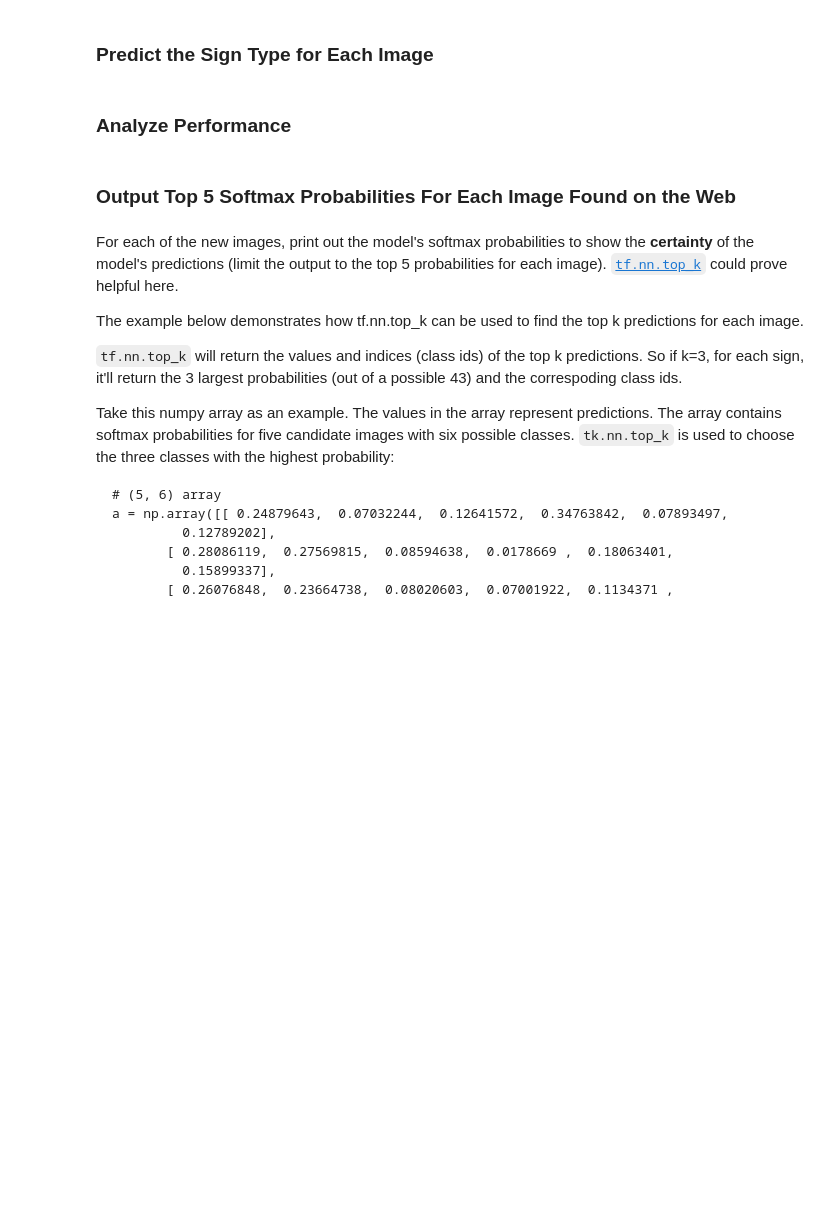
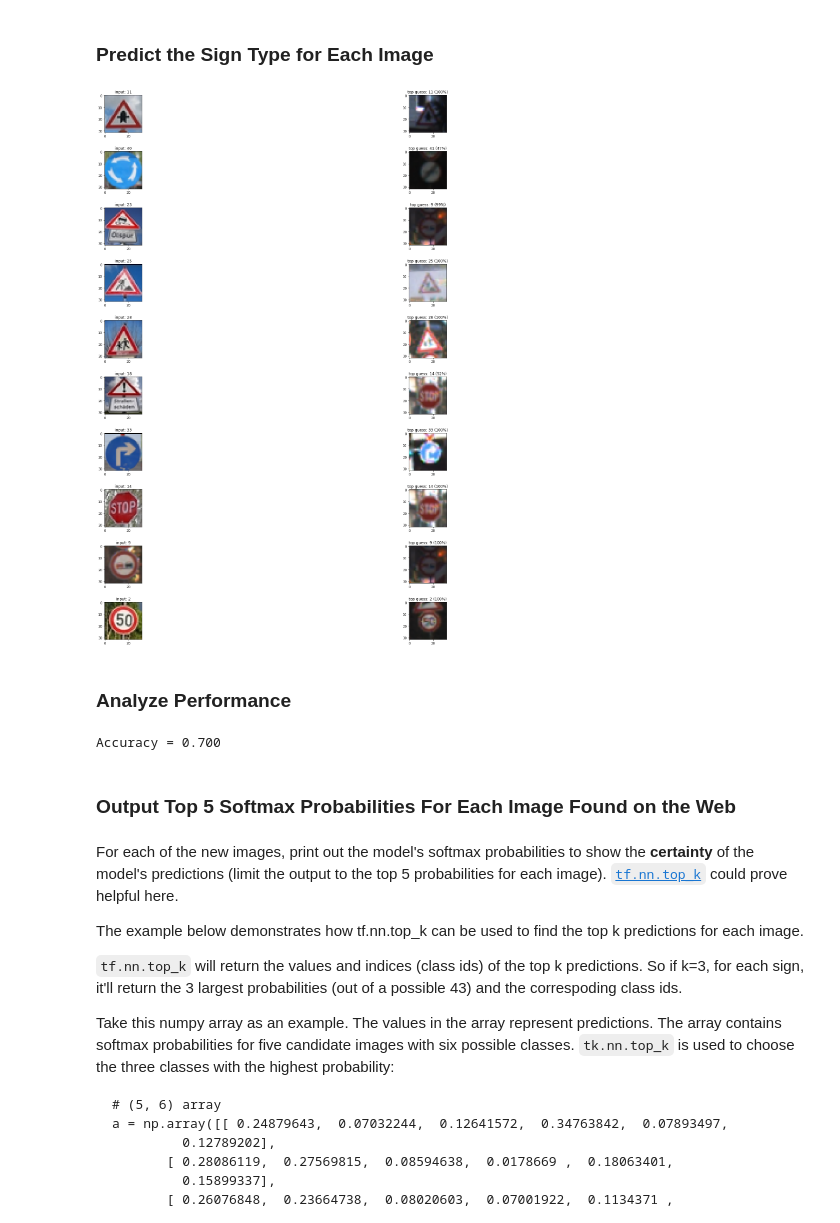
Before and after one commit to chriscab83/CarND-Traffic-Sign-Classifier-Project, a Jupyter notebook: Traffic_Sign_Classifier.ipynb, the cells around one changed output. Cells and saved outputs as stored; diff of their text form; code cells hidden in the pictures; blank space fills up the shorter version.

```diff
--- a/Traffic_Sign_Classifier.ipynb
+++ b/Traffic_Sign_Classifier.ipynb
@@ -409,8 +475,48 @@ You may find `signnames.csv` useful as it contains mappings from the class id (i
+# %%
+### Run the predictions here and use the model to output the prediction for each image.
+### Make sure to pre-process the images with the same pre-processing pipeline used earlier.
+### Feel free to use as many code cells as needed.
+
+norm_images = normalize_dataset(my_images)
+
+softmax_logits = tf.nn.softmax(logits)
+top_k = tf.nn.top_k(softmax_logits, k=1)
+
+with tf.Session() as sess:
+    sess.run(tf.global_variables_initializer())
+    saver.restore(sess, './lenet')
+
+    my_softmax_logits = sess.run(softmax_logits, feed_dict={x: norm_images, keep_prob: 1.0})
+    my_top_k = sess.run(top_k, feed_dict={x: norm_images, keep_prob: 1.0})
+
+    fig, axs = plt.subplots(len(my_images), 2, figsize=(32, 32))
+
+    fig.subplots_adjust(hspace = .5)
+    axs = axs.ravel()
+
+    for i, image in enumerate(my_images):
+        axs[2*i].imshow(image)
+        axs[2*i].set_title('input: ' + str(sign_classes[i]))
+
+        guess = my_top_k[1][i][0]
+        index = np.argwhere(y_validation == guess)[0]
+        axs[2*i+1].imshow(X_validation[index].squeeze(), cmap='gray')
+        axs[2*i+1].set_title('top guess: {} ({:.0f}%)'.format(guess, 100*my_top_k[0][i][0]))
+# %% [output]
+[figure, added]
 # %% [markdown]
 ### Analyze Performance
 # %%
 ### Calculate the accuracy for these 5 new images.
 ### For example, if the model predicted 1 out of 5 signs correctly, it's 20% accurate on these new images.
+
+with tf.Session() as sess:
+    sess.run(tf.global_variables_initializer())
+    saver.restore(sess, './lenet')
+    accuracy = evaluate(norm_images, sign_classes)
+    print("Accuracy = {:.3f}".format(accuracy))
+# %% [output]
+Accuracy = 0.700
 # %% [markdown]
 ### Output Top 5 Softmax Probabilities For Each Image Found on the Web
 # %% [markdown]
```
Also changed, not shown: parts of 12 cells of this notebook, 15 other files.
